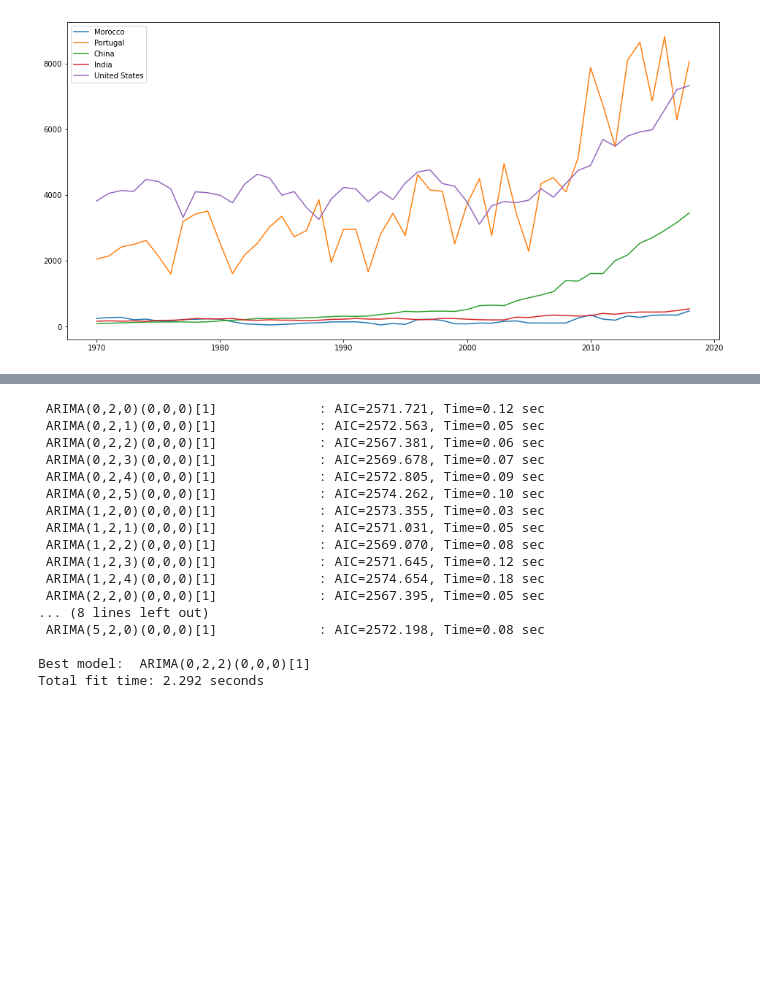
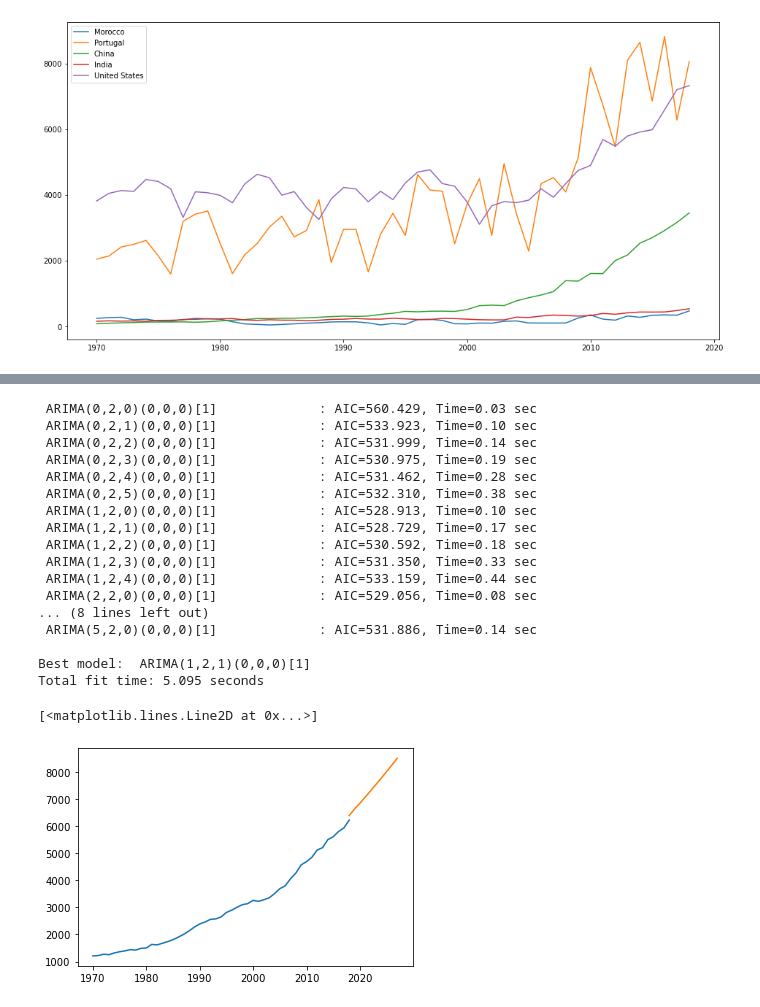
Before and after one commit to simibi28/itp_gp_2022, a Jupyter notebook: itp_groupproject.ipynb, the cells around one changed output, grey strips where cells are left out. Cells and saved outputs as stored; diff of their text form; code cells hidden in the pictures; blank space fills up the shorter version.

Commit message:
Added ARIMA forecast

```diff
--- a/itp_groupproject.ipynb
+++ b/itp_groupproject.ipynb
@@ -113,29 +94,41 @@ new_data = data[["country", "year", "gdp", "renewables_energy_per_capita", "foss
 # %%
-best_consumption = auto_arima(analysis.data[analysis.data["country"]=="China"].gdp,
-                                      start_p=2,
-                                      start_q=2,
-                                      max_p=8,
-                                      max_q=8,
+best_consumption = auto_arima(analysis.data[analysis.data["country"]=="India"].fossil_energy_per_capita,
+                                      start_p=1,
+                                      start_q=1,
+                                      max_p=15,
+                                      max_q=15,
+                                      m=1,
                                       trace=True,
                                       error_action='ignore',
                                       suppress_warnings=True,
                                       stepwise=False
                                       )
 # %% [output]
- ARIMA(0,2,0)(0,0,0)[1]             : AIC=2571.721, Time=0.12 sec
- ARIMA(0,2,1)(0,0,0)[1]             : AIC=2572.563, Time=0.05 sec
- ARIMA(0,2,2)(0,0,0)[1]             : AIC=2567.381, Time=0.06 sec
- ARIMA(0,2,3)(0,0,0)[1]             : AIC=2569.678, Time=0.07 sec
- ARIMA(0,2,4)(0,0,0)[1]             : AIC=2572.805, Time=0.09 sec
- ARIMA(0,2,5)(0,0,0)[1]             : AIC=2574.262, Time=0.10 sec
- ARIMA(1,2,0)(0,0,0)[1]             : AIC=2573.355, Time=0.03 sec
- ARIMA(1,2,1)(0,0,0)[1]             : AIC=2571.031, Time=0.05 sec
- ARIMA(1,2,2)(0,0,0)[1]             : AIC=2569.070, Time=0.08 sec
- ARIMA(1,2,3)(0,0,0)[1]             : AIC=2571.645, Time=0.12 sec
- ARIMA(1,2,4)(0,0,0)[1]             : AIC=2574.654, Time=0.18 sec
- ARIMA(2,2,0)(0,0,0)[1]             : AIC=2567.395, Time=0.05 sec
+ ARIMA(0,2,0)(0,0,0)[1]             : AIC=560.429, Time=0.03 sec
+ ARIMA(0,2,1)(0,0,0)[1]             : AIC=533.923, Time=0.10 sec
+ ARIMA(0,2,2)(0,0,0)[1]             : AIC=531.999, Time=0.14 sec
+ ARIMA(0,2,3)(0,0,0)[1]             : AIC=530.975, Time=0.19 sec
+ ARIMA(0,2,4)(0,0,0)[1]             : AIC=531.462, Time=0.28 sec
+ ARIMA(0,2,5)(0,0,0)[1]             : AIC=532.310, Time=0.38 sec
+ ARIMA(1,2,0)(0,0,0)[1]             : AIC=528.913, Time=0.10 sec
+ ARIMA(1,2,1)(0,0,0)[1]             : AIC=528.729, Time=0.17 sec
+ ARIMA(1,2,2)(0,0,0)[1]             : AIC=530.592, Time=0.18 sec
+ ARIMA(1,2,3)(0,0,0)[1]             : AIC=531.350, Time=0.33 sec
+ ARIMA(1,2,4)(0,0,0)[1]             : AIC=533.159, Time=0.44 sec
+ ARIMA(2,2,0)(0,0,0)[1]             : AIC=529.056, Time=0.08 sec
 ... (8 lines left out)
- ARIMA(5,2,0)(0,0,0)[1]             : AIC=2572.198, Time=0.08 sec
+ ARIMA(5,2,0)(0,0,0)[1]             : AIC=531.886, Time=0.14 sec
 
-Best model:  ARIMA(0,2,2)(0,0,0)[1]
-Total fit time: 2.292 seconds
+Best model:  ARIMA(1,2,1)(0,0,0)[1]
+Total fit time: 5.095 seconds
+# %%
+import pmdarima
+o = best_consumption.order
+model_c = pmdarima.arima.ARIMA(order=o)
+pred = model_c.fit_predict(y=analysis.data[analysis.data["country"]=="India"].fossil_energy_per_capita,x=analysis.data[analysis.data["country"]=="India"].index)
+
+plt.plot(analysis.data[analysis.data["country"]=="India"].fossil_energy_per_capita)
+plt.plot(pd.Series(pred, index=[t for t in range(2018,2028)]))
+# %% [output]
+[<matplotlib.lines.Line2D at 0x...>]
+[figure, added]
```
Also changed, not shown: parts of 6 cells of this notebook.
